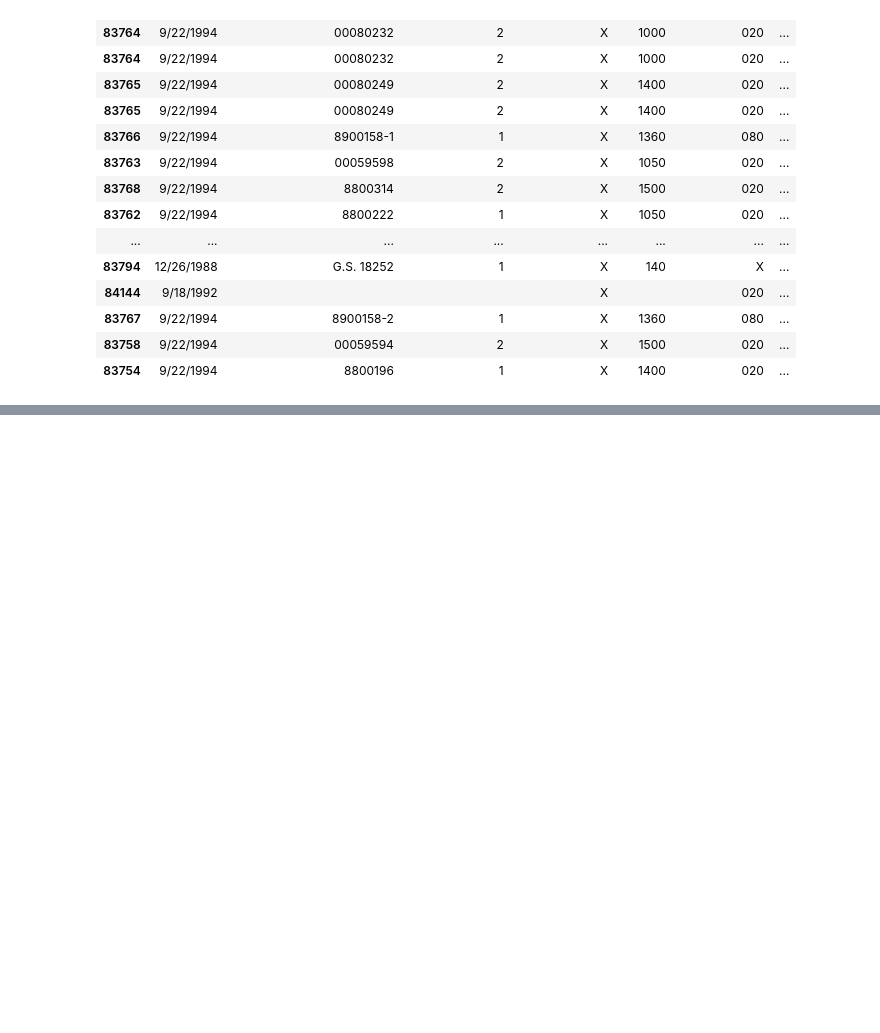
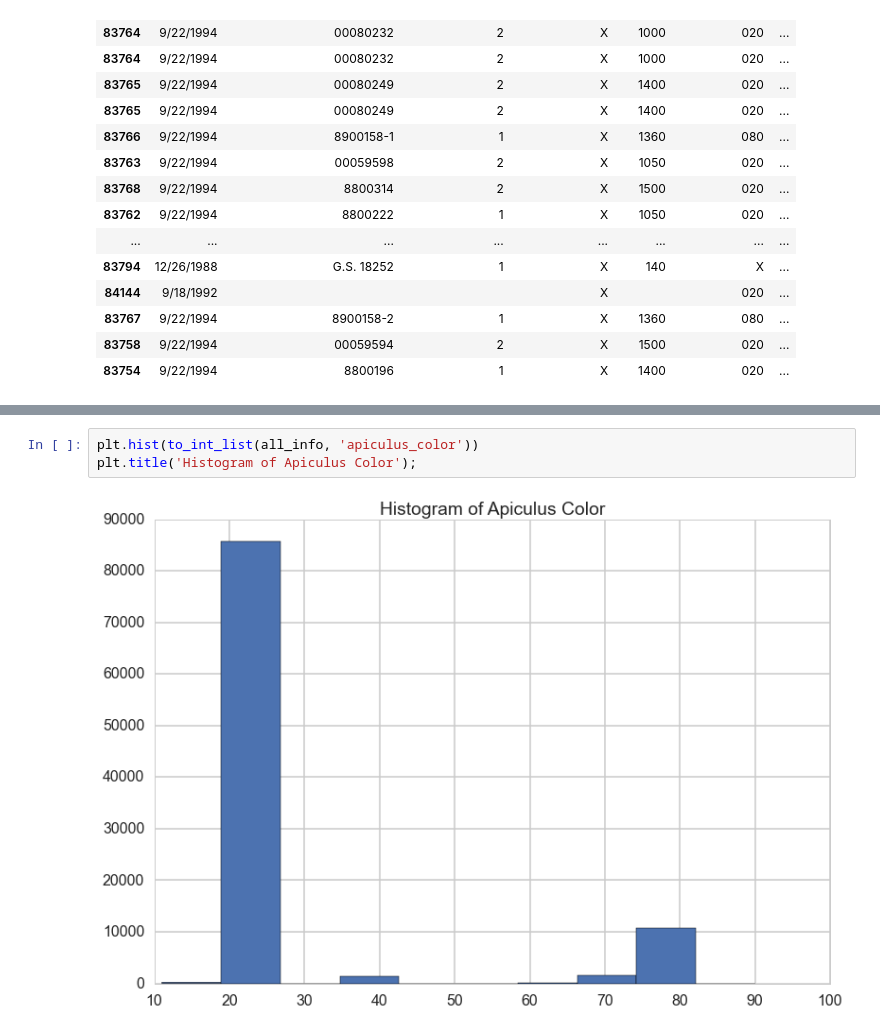
Before and after one commit to o0neil/Believe_The_Hype, a Jupyter notebook: WORK.ipynb, the cells around one changed output, grey strips where cells are left out. Saved outputs shown, nothing was run; the diff lists cells and outputs as text; blank space fills up the shorter version.

```diff
--- a/WORK.ipynb
+++ b/WORK.ipynb
@@ -262,0 +315,5 @@ all_info.head(20)
+# %%
+plt.hist(to_int_list(all_info, 'apiculus_color'))
+plt.title('Histogram of Apiculus Color');
+# %% [output]
+[figure, added]
```
Also changed, not shown: parts of 52 cells of this notebook, 1 other file.
